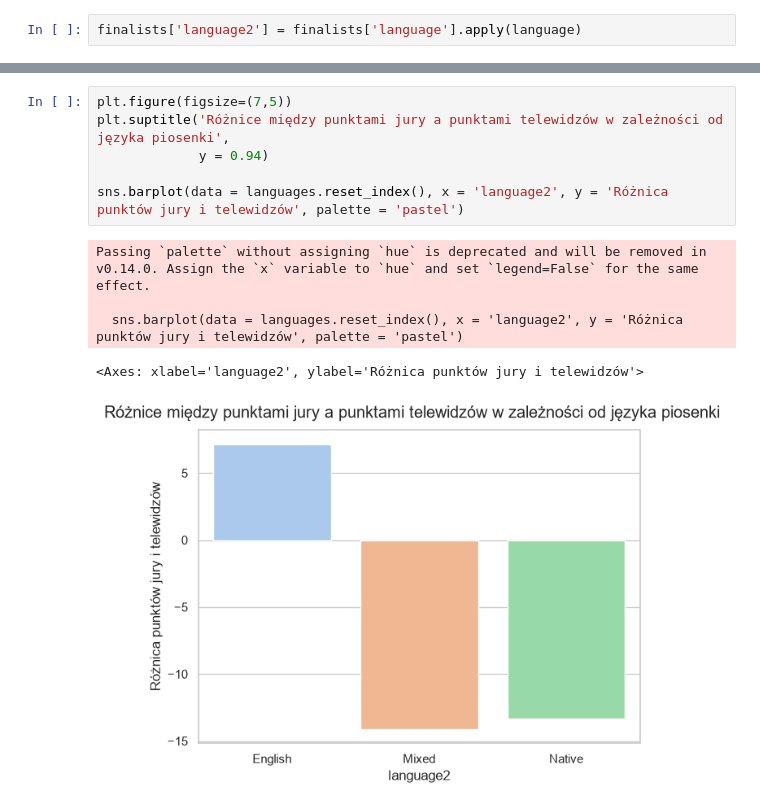
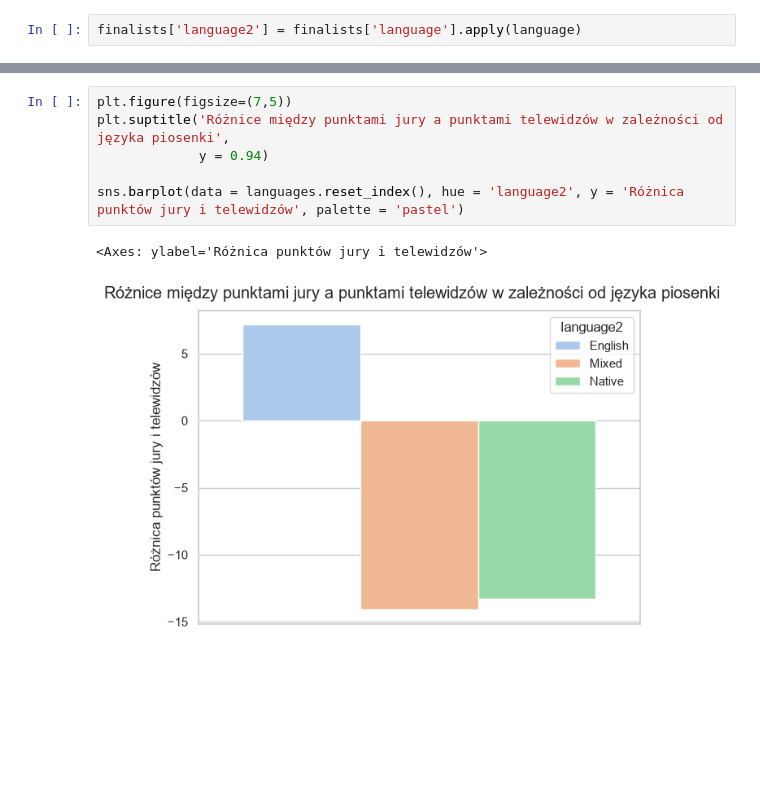
Before and after one commit to jerkanicol-gh/Analiza-Eurowizji, a Jupyter notebook: Eurowizja.ipynb, the cells around one changed output, grey strips where cells are left out. Drawn from its saved outputs; the diff is of its cells as text; blank space fills up the shorter version.

```diff
--- a/Eurowizja.ipynb
+++ b/Eurowizja.ipynb
@@ -160,12 +157,9 @@ languages.sort_values('Średnie miejsce').round(2)
 # %%
 plt.figure(figsize=(7,5))
 plt.suptitle('Różnice między punktami jury a punktami telewidzów w zależności od języka piosenki',
              y = 0.94)
 
-sns.barplot(data = languages.reset_index(), x = 'language2', y = 'Różnica punktów jury i telewidzów', palette = 'pastel')
+sns.barplot(data = languages.reset_index(), hue = 'language2', y = 'Różnica punktów jury i telewidzów', palette = 'pastel')
 # %% [output]
-Passing `palette` without assigning `hue` is deprecated and will be removed in v0.14.0. Assign the `x` variable to `hue` and set `legend=False` for the same effect.
-
-  sns.barplot(data = languages.reset_index(), x = 'language2', y = 'Różnica punktów jury i telewidzów', palette = 'pastel')
+<Axes: ylabel='Różnica punktów jury i telewidzów'>
-<Axes: xlabel='language2', ylabel='Różnica punktów jury i telewidzów'>
-[figure, old version]
+[figure, new version]
```
Also changed, not shown: parts of 2 cells of this notebook.
